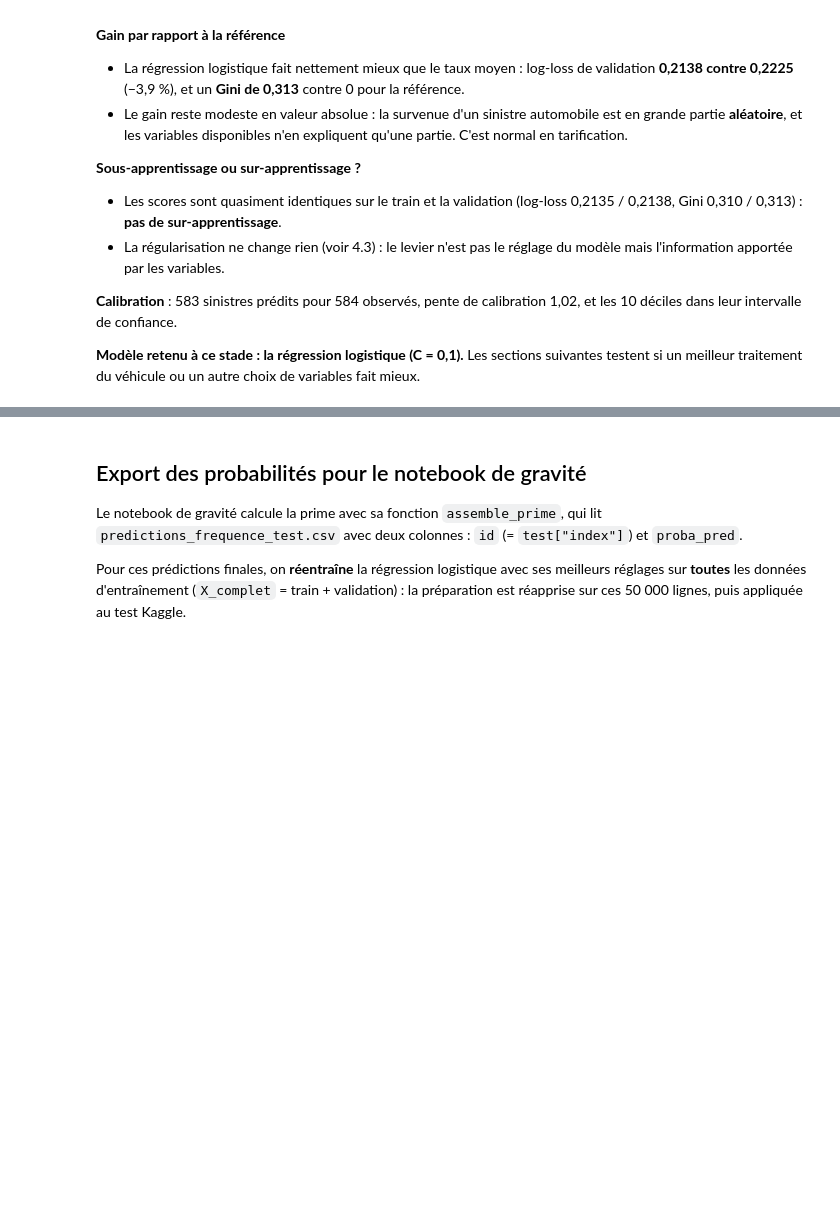
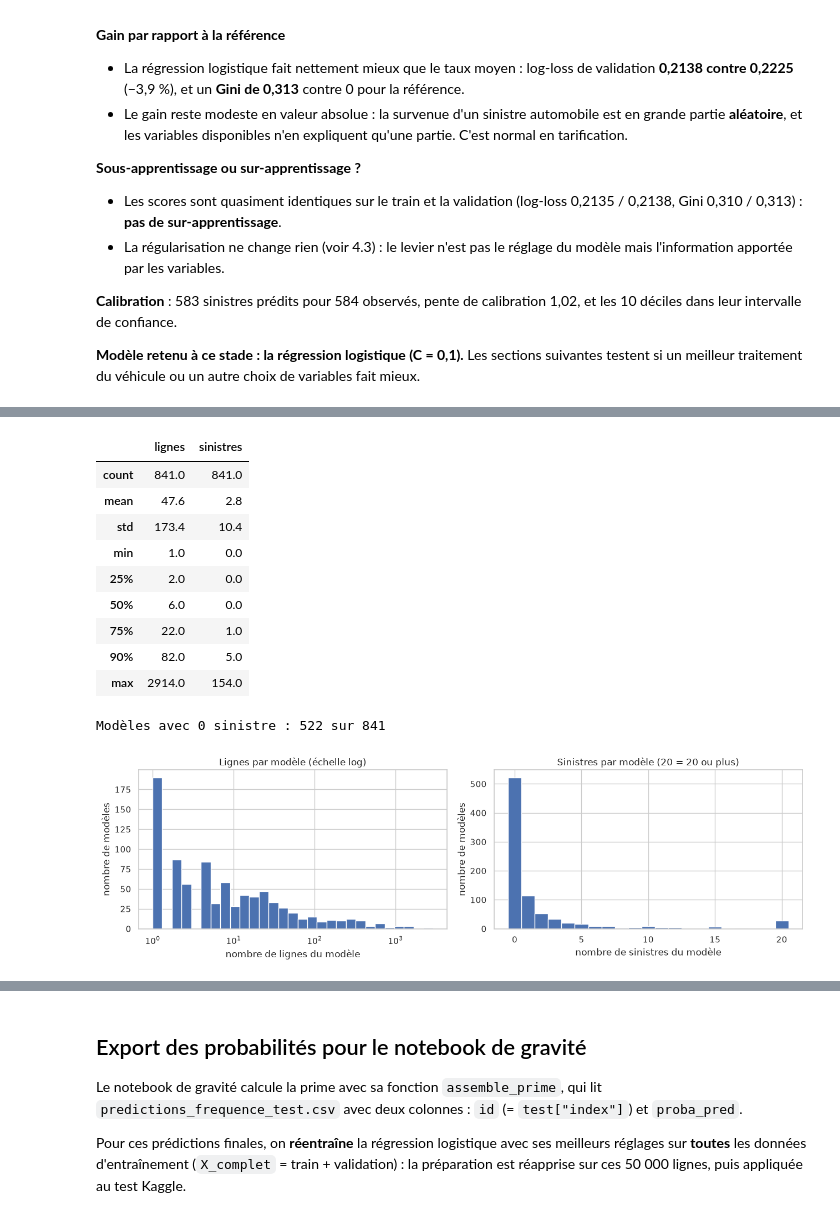
Before and after one commit to MaximilienCY/TD-Tarification-automobile-par-Machine-Learning, a Jupyter notebook: frequence_regression_logisitique.ipynb, the cells around one changed output, grey strips where cells are left out. Saved outputs shown, nothing was run; the diff lists cells and outputs as text; code cells hidden in the pictures; blank space fills up the shorter version.

```diff
--- a/frequence_regression_logisitique.ipynb
+++ b/frequence_regression_logisitique.ipynb
@@ -1292,0 +1428,32 @@ Ce n'est qu'une hypothèse : on ne présente pas ce coefficient comme la preuve
+# %%
+# Nombre de lignes et de sinistres par modèle (train)
+par_modele = pd.DataFrame({"lignes": X_train.groupby("modele_vehicule").size(),
+                           "sinistres": y_train.groupby(X_train["modele_vehicule"]).sum()})
+display(par_modele.describe(percentiles=[0.25, 0.5, 0.75, 0.9]).round(1))
+print("Modèles avec 0 sinistre :", (par_modele["sinistres"] == 0).sum(), "sur", len(par_modele))
+
+fig, axes = plt.subplots(1, 2, figsize=(13, 4))
+axes[0].hist(par_modele["lignes"], bins=np.logspace(0, np.log10(par_modele["lignes"].max()), 30), color="#4C72B0")
+axes[0].set_xscale("log")
+axes[0].set_title("Lignes par modèle (échelle log)")
+axes[0].set_xlabel("nombre de lignes du modèle")
+axes[0].set_ylabel("nombre de modèles")
+axes[1].hist(par_modele["sinistres"].clip(upper=20), bins=np.arange(22) - 0.5, color="#4C72B0")
+axes[1].set_title("Sinistres par modèle (20 = 20 ou plus)")
+axes[1].set_xlabel("nombre de sinistres du modèle")
+axes[1].set_ylabel("nombre de modèles")
+plt.tight_layout()
+plt.show()
+# %% [output]
+|  | lignes | sinistres |
+| count | 841.0 | 841.0 |
+| mean | 47.6 | 2.8 |
+| std | 173.4 | 10.4 |
+| min | 1.0 | 0.0 |
+| 25% | 2.0 | 0.0 |
+| 50% | 6.0 | 0.0 |
+| 75% | 22.0 | 1.0 |
+| 90% | 82.0 | 5.0 |
+| max | 2914.0 | 154.0 |
+Modèles avec 0 sinistre : 522 sur 841
+[figure, added]
```
Also changed, not shown: parts of 14 cells of this notebook.
